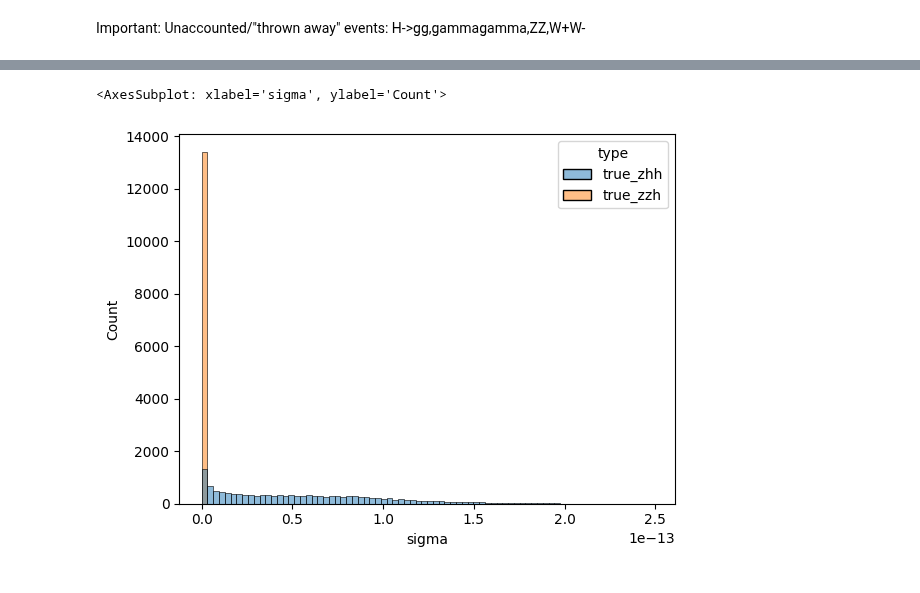
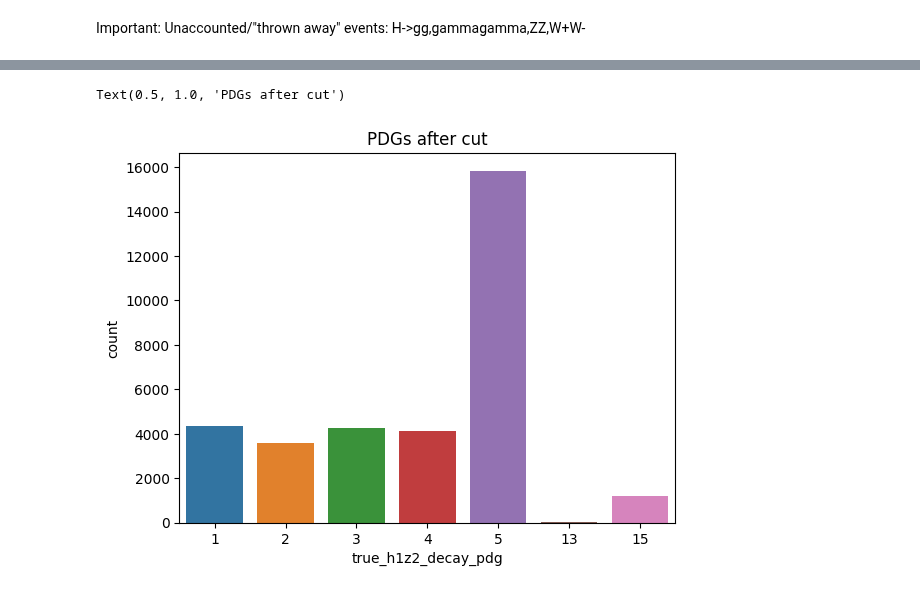
Before and after one commit to nVentis/MEM_HEP, a Jupyter notebook: view_v3.ipynb, the cells around one changed output, grey strips where cells are left out. Cells and saved outputs as stored; diff of their text form; code cells hidden in the pictures.

```diff
--- a/view_v3.ipynb
+++ b/view_v3.ipynb
@@ -191,5 +144,6 @@ data_split = split_event_tree(data)
-# %%
-sns.histplot(data_split, x="sigma", hue="type")
-# %% [output]
-<AxesSubplot: xlabel='sigma', ylabel='Count'>
-[figure, removed]
+# %%
+ax = sns.countplot(data_cut, x="true_h1z2_decay_pdg")
+ax.set_title("PDGs after cut")
+# %% [output]
+Text(0.5, 1.0, 'PDGs after cut')
+[figure, added]
```
Also changed, not shown: parts of 31 cells of this notebook, 8 other files.
